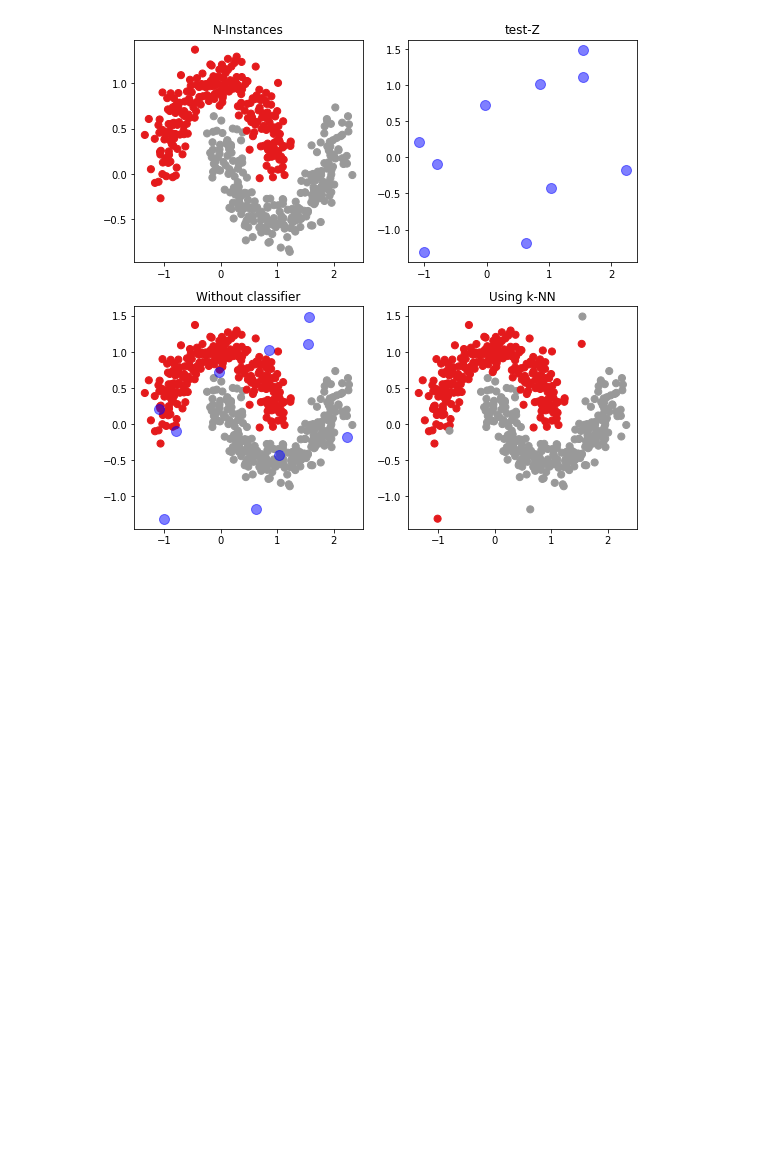
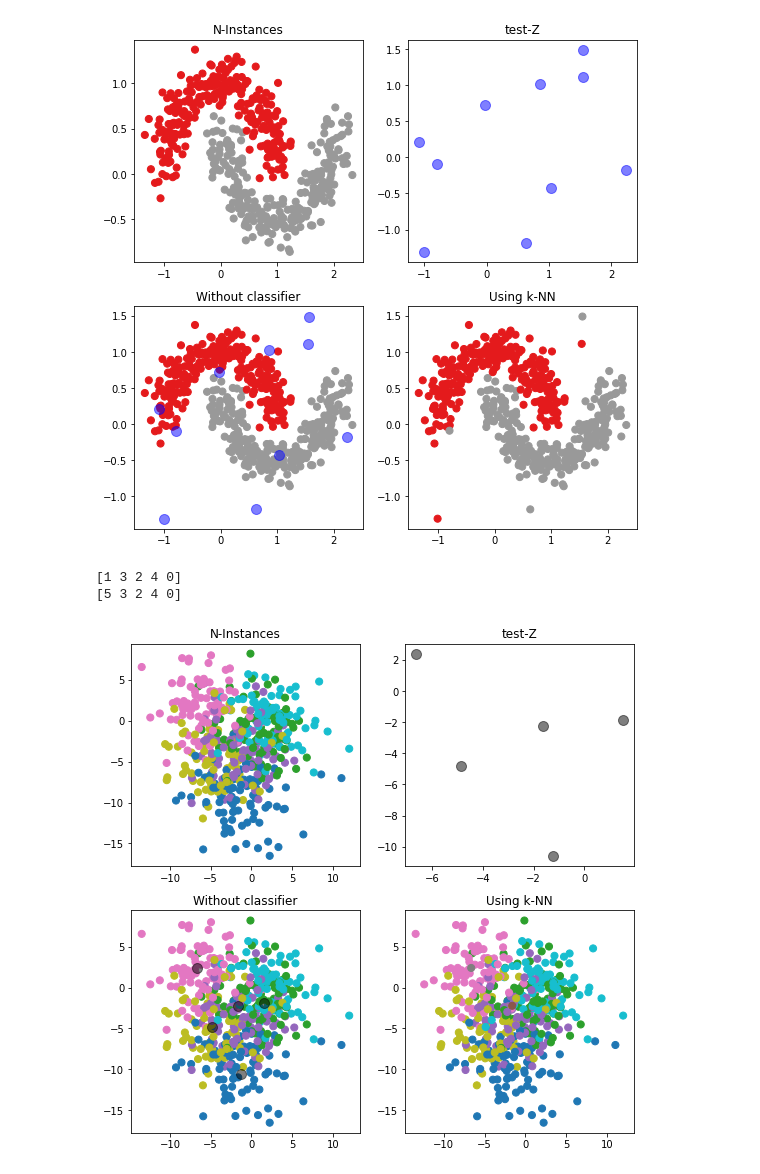
Before and after one commit to Edgar-La/Machine_Learning, a Jupyter notebook: k-NN/k-NN.ipynb, the cells around one changed output. Cells and saved outputs as stored; diff of their text form; code cells hidden in the pictures; blank space fills up the shorter version.

```diff
--- a/k-NN/k-NN.ipynb
+++ b/k-NN/k-NN.ipynb
@@ -182,3 +184,22 @@ plotter_function(X_moon, Z_moon, labels_moon ,labels_moon_2, 'Set1', 'blue')
 [0 0 0 0 1 0 1 1 1 1]
 [1 0 0 0 0 0 1 1 0 1]
 [figure]
+# %%
+X_t, labelst = crear_puntos(500, 6, 3, 2)
+Z_t, labelst_2 = crear_puntos(5, 6, 0.99, 2)
+matrix_t = matrix_distances(X_t, Z_t)
+k=10
+matrix_min_index_t = index_minimun_distances_matrix(k, matrix_t)
+matrix_labels_t = clasifier_matrix(matrix_min_index_t, labelst)
+predicted_labels_t = get_mode(matrix_labels_t)
+
+print(labelst_2)
+print(predicted_labels_t)
+
+
+
+plotter_function(X_t, Z_t, labelst ,labelst_2, 'tab10', 'black')
+# %% [output]
+[1 3 2 4 0]
+[5 3 2 4 0]
+[figure, added]
```
Also changed, not shown: parts of 2 cells of this notebook.
